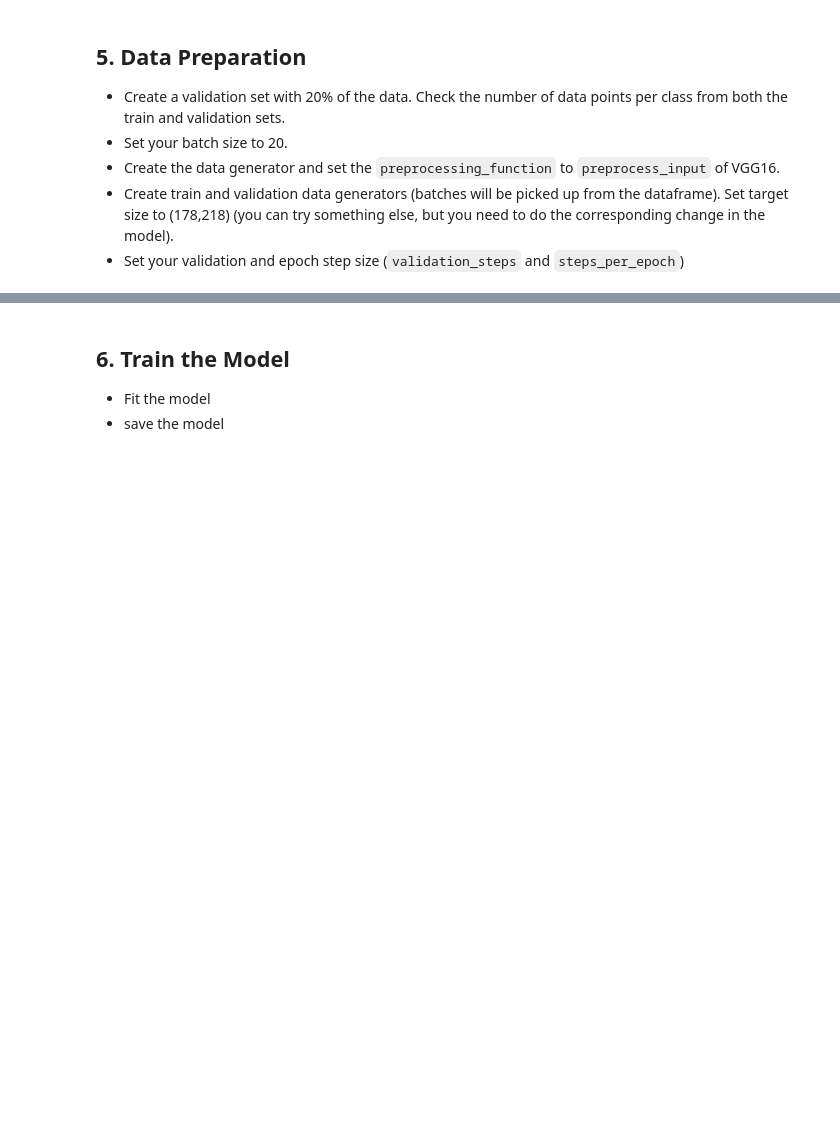
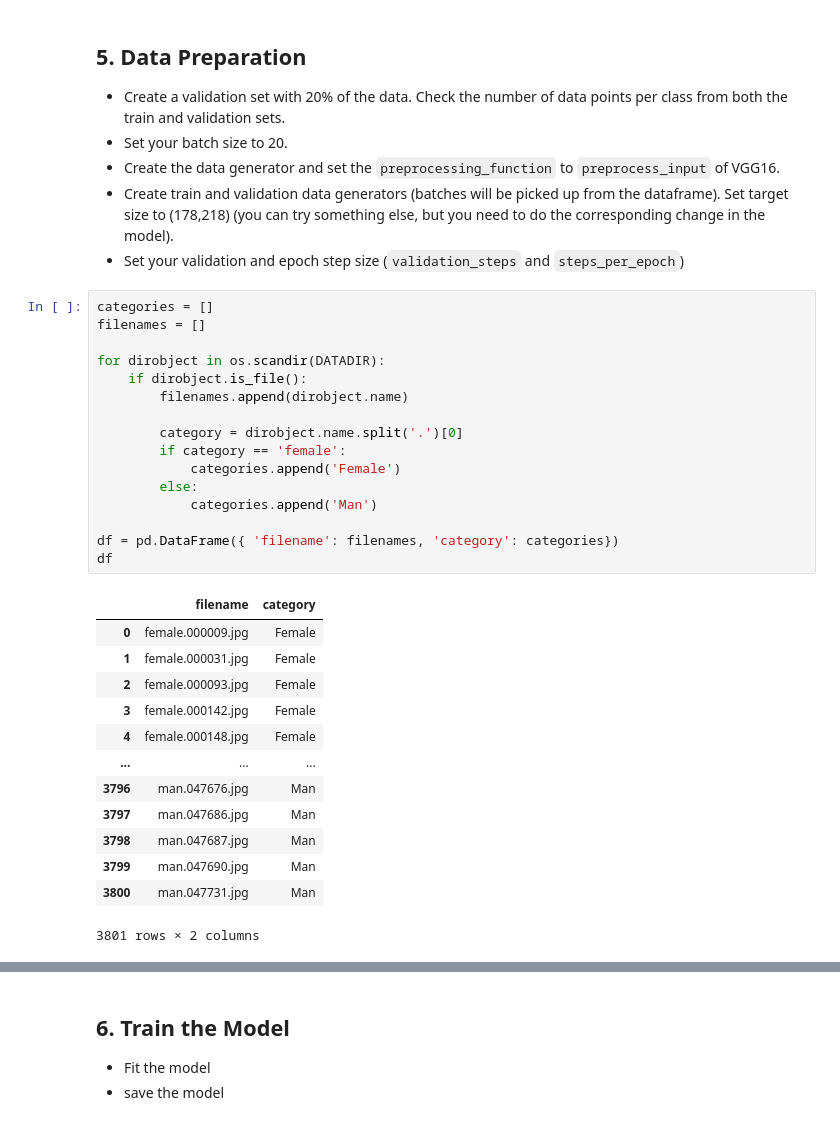
Before and after one commit to Folongton/Deep-Learning-Labs, a Jupyter notebook: 7-Gender-class/7-GenderIDTransfLearn.ipynb, the cells around one changed output, grey strips where cells are left out. Cells and saved outputs as stored; diff of their text form; blank space fills up the shorter version.

```diff
--- a/7-Gender-class/7-GenderIDTransfLearn.ipynb
+++ b/7-Gender-class/7-GenderIDTransfLearn.ipynb
@@ -67,3 +155,33 @@ array(['image_id', '5_o_Clock_Shadow', 'Arched_Eyebrows', 'Attractive',
 - Create the data generator and set the `preprocessing_function` to `preprocess_input` of VGG16.
 - Create train and validation data generators (batches will be picked up from the dataframe). Set target size to (178,218) (you can try something else, but you need to do the corresponding change in the model).
 - Set your validation  and epoch step size (`validation_steps` and `steps_per_epoch`)
+# %%
+categories = []
+filenames = []
+
+for dirobject in os.scandir(DATADIR):
+    if dirobject.is_file():
+        filenames.append(dirobject.name)
+
+        category = dirobject.name.split('.')[0]
+        if category == 'female':
+            categories.append('Female')
+        else:
+            categories.append('Man')
+
+df = pd.DataFrame({ 'filename': filenames, 'category': categories})
+df
+# %% [output]
+|  | filename | category |
+| 0 | female.000009.jpg | Female |
+| 1 | female.000031.jpg | Female |
+| 2 | female.000093.jpg | Female |
+| 3 | female.000142.jpg | Female |
+| 4 | female.000148.jpg | Female |
+| ... | ... | ... |
+| 3796 | man.047676.jpg | Man |
+| 3797 | man.047686.jpg | Man |
+| 3798 | man.047687.jpg | Man |
+| 3799 | man.047690.jpg | Man |
+| 3800 | man.047731.jpg | Man |
+3801 rows × 2 columns
```
Also changed, not shown: parts of 22 cells of this notebook.
